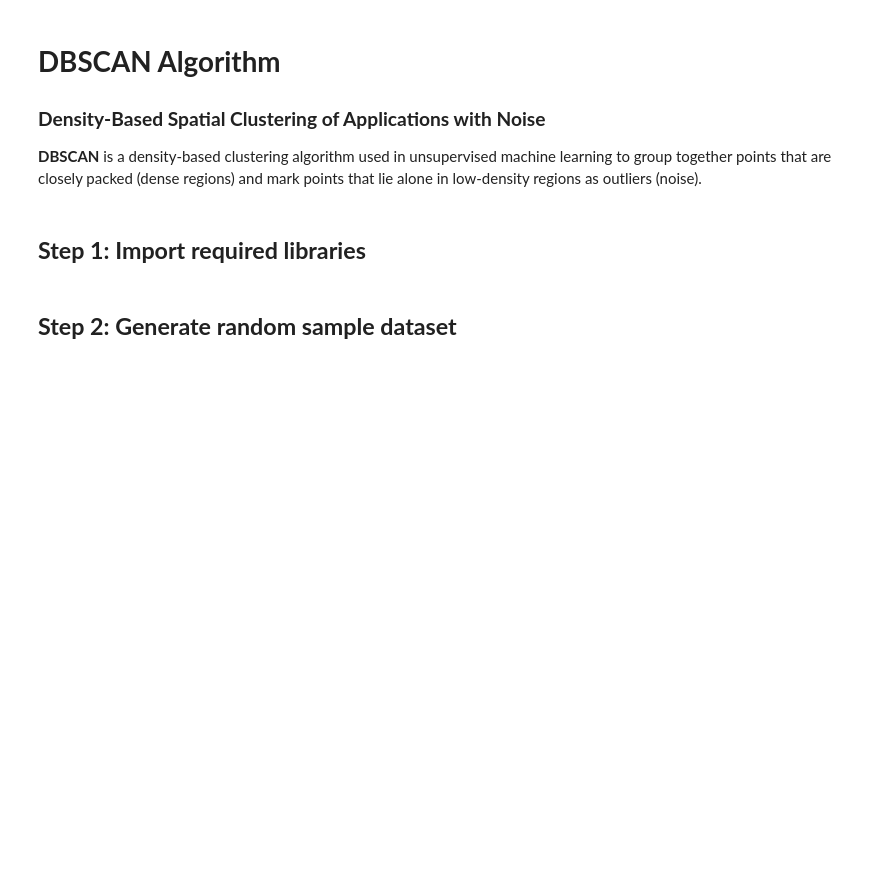
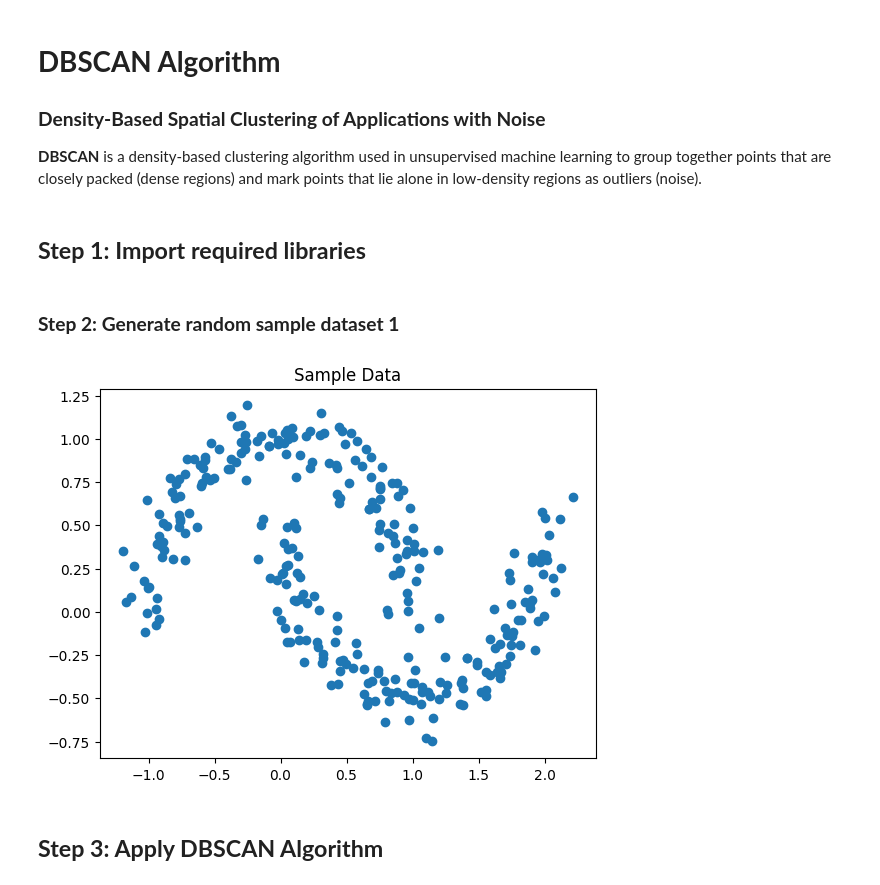
Before and after one commit to raz0208/Data-Science-Practices, a Jupyter notebook: ML_Clustering/DBSCAN_Algorithm.ipynb, the cells around one changed output. Cells and saved outputs as stored; diff of their text form; code cells hidden in the pictures; blank space fills up the shorter version.

```diff
--- a/ML_Clustering/DBSCAN_Algorithm.ipynb
+++ b/ML_Clustering/DBSCAN_Algorithm.ipynb
@@ -13,8 +13,17 @@ import matplotlib.pyplot as plt
 from sklearn.cluster import DBSCAN
 from sklearn.datasets import make_moons, make_blobs
 # %% [markdown]
-## **Step 2: Generate random sample dataset**
+### **Step 2: Generate random sample dataset 1**
 # %%
 # Generate sample data
 # Option 1: Two interleaving half circles (moons)
 X, _ = make_moons(n_samples=300, noise=0.1)
+# %%
+# Plot the sample data
+plt.scatter(X[:, 0], X[:, 1])
+plt.title("Sample Data")
+plt.show()
+# %% [output]
+[figure, added]
+# %% [markdown]
+## **Step 3: Apply DBSCAN Algorithm**
```
Also changed, not shown: parts of 8 cells of this notebook.
